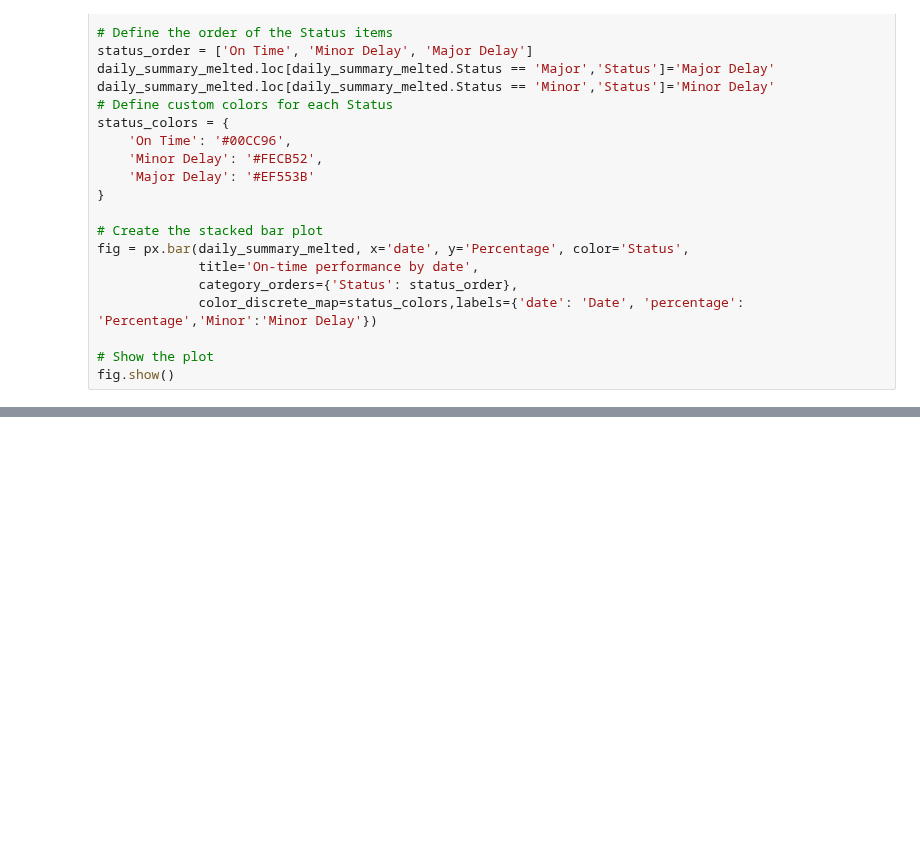
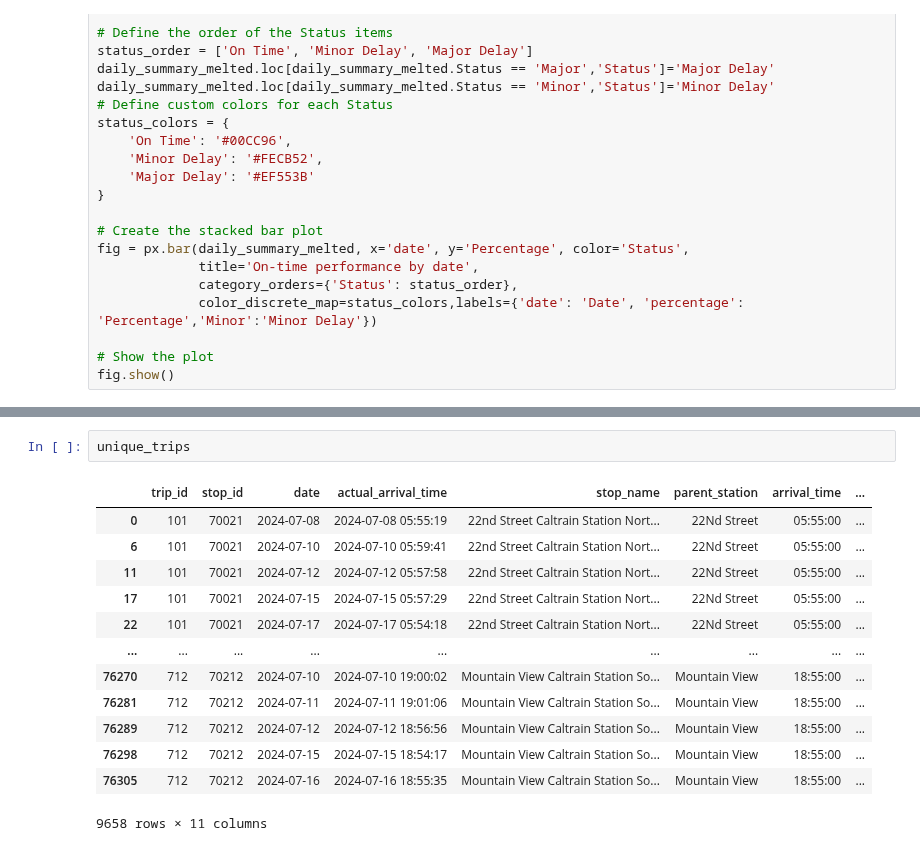
Before and after one commit to Jsakkos/caltrain-tracker, a Jupyter notebook: otp_analysis.ipynb, the cells around one changed output, grey strips where cells are left out. Cells and saved outputs as stored; diff of their text form; blank space fills up the shorter version.

```diff
--- a/otp_analysis.ipynb
+++ b/otp_analysis.ipynb
@@ -583,0 +669,16 @@ fig.show()
+# %%
+unique_trips
+# %% [output]
+|  | trip_id | stop_id | date | actual_arrival_time | stop_name | parent_station | arrival_time | ... |
+| 0 | 101 | 70021 | 2024-07-08 | 2024-07-08 05:55:19 | 22nd Street Caltrain Station Nort... | 22Nd Street | 05:55:00 | ... |
+| 6 | 101 | 70021 | 2024-07-10 | 2024-07-10 05:59:41 | 22nd Street Caltrain Station Nort... | 22Nd Street | 05:55:00 | ... |
+| 11 | 101 | 70021 | 2024-07-12 | 2024-07-12 05:57:58 | 22nd Street Caltrain Station Nort... | 22Nd Street | 05:55:00 | ... |
+| 17 | 101 | 70021 | 2024-07-15 | 2024-07-15 05:57:29 | 22nd Street Caltrain Station Nort... | 22Nd Street | 05:55:00 | ... |
+| 22 | 101 | 70021 | 2024-07-17 | 2024-07-17 05:54:18 | 22nd Street Caltrain Station Nort... | 22Nd Street | 05:55:00 | ... |
+| ... | ... | ... | ... | ... | ... | ... | ... | ... |
+| 76270 | 712 | 70212 | 2024-07-10 | 2024-07-10 19:00:02 | Mountain View Caltrain Station So... | Mountain View | 18:55:00 | ... |
+| 76281 | 712 | 70212 | 2024-07-11 | 2024-07-11 19:01:06 | Mountain View Caltrain Station So... | Mountain View | 18:55:00 | ... |
+| 76289 | 712 | 70212 | 2024-07-12 | 2024-07-12 18:56:56 | Mountain View Caltrain Station So... | Mountain View | 18:55:00 | ... |
+| 76298 | 712 | 70212 | 2024-07-15 | 2024-07-15 18:54:17 | Mountain View Caltrain Station So... | Mountain View | 18:55:00 | ... |
+| 76305 | 712 | 70212 | 2024-07-16 | 2024-07-16 18:55:35 | Mountain View Caltrain Station So... | Mountain View | 18:55:00 | ... |
+9658 rows × 11 columns
```
Also changed, not shown: parts of 22 cells of this notebook.
